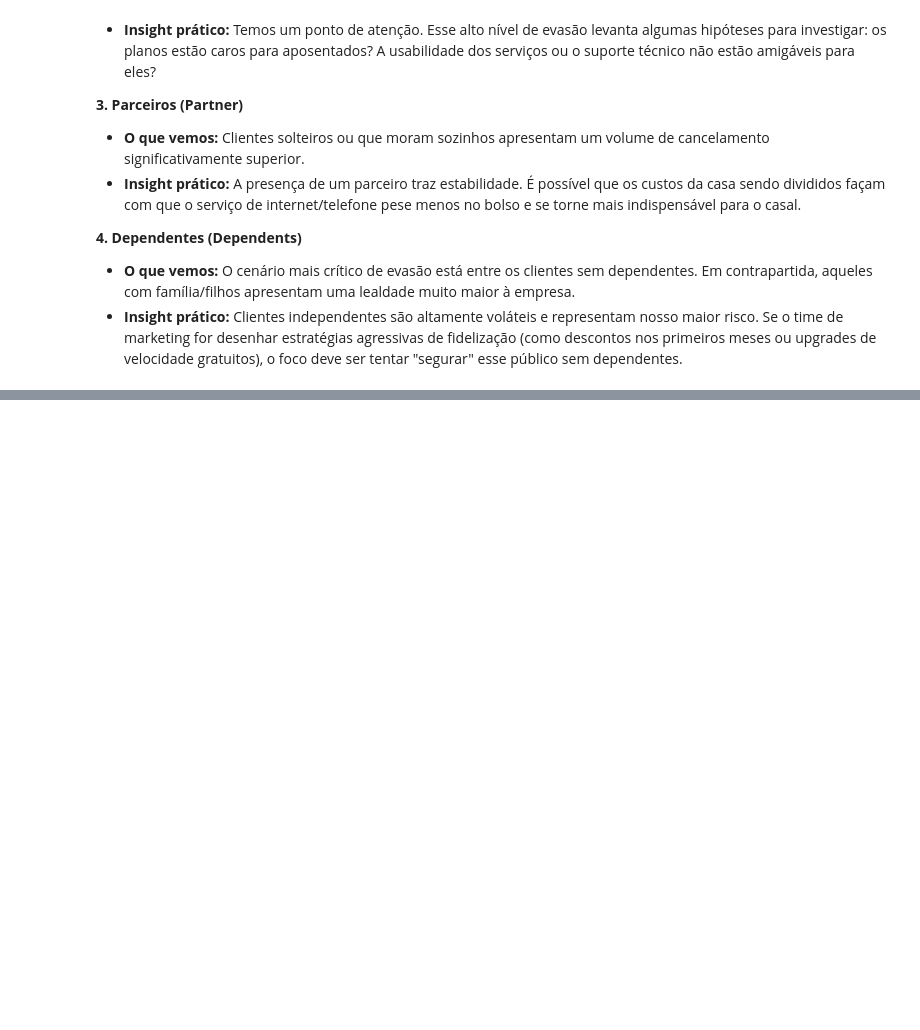
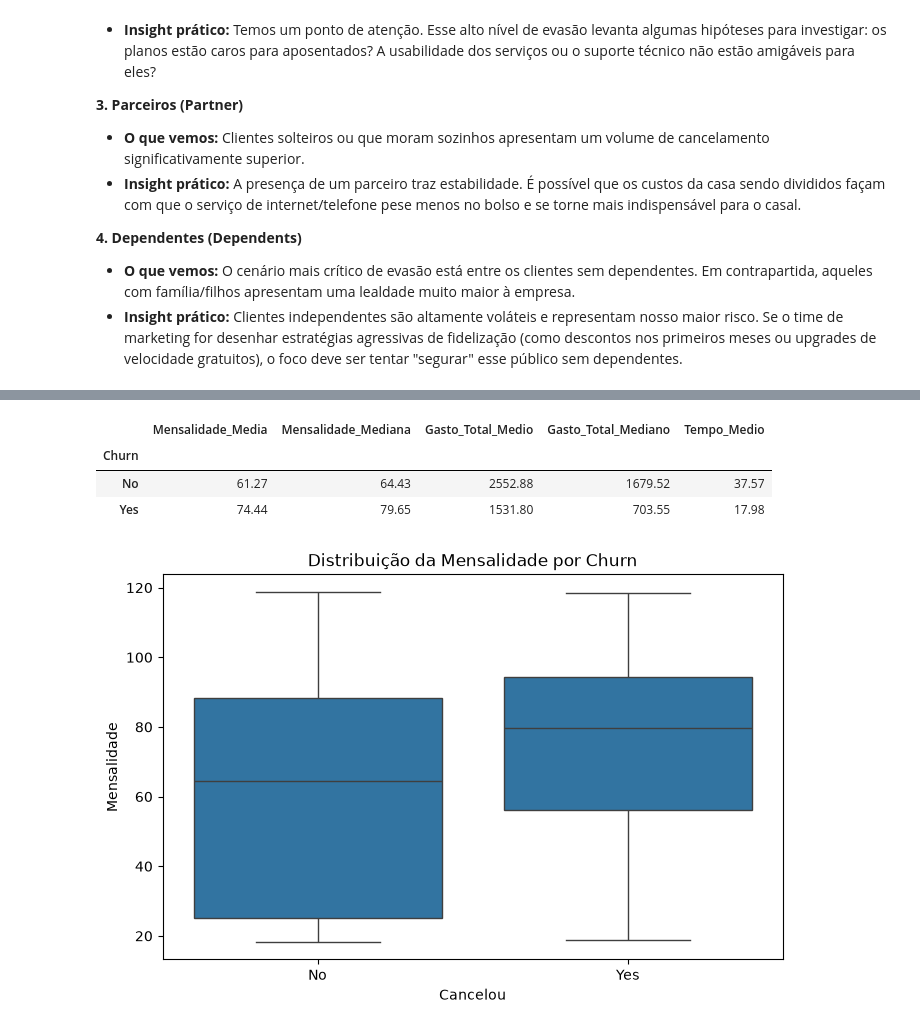
Before and after one commit to weszxl/eda_telco_customer, a Jupyter notebook: telco_customer.ipynb, the cells around one changed output, grey strips where cells are left out. Cells and saved outputs as stored; diff of their text form; code cells hidden in the pictures; blank space fills up the shorter version.

```diff
--- a/telco_customer.ipynb
+++ b/telco_customer.ipynb
@@ -672,25 +523,0 @@ Realizamos um cruzamento entre o tempo de contrato com a quantidade de serviços
-# %%
-if 'Qtd_Servicos_Seguranca' not in data.columns:
-    cols_seguranca = ['OnlineSecurity', 'OnlineBackup', 'DeviceProtection', 'TechSupport']
-    data['Qtd_Servicos_Seguranca'] = (data[cols_seguranca] == 'Yes').sum(axis=1)
-
-if 'Churn_Rate' not in data.columns:
-    data['Churn_Rate'] = data['Churn'].map({'Yes': 1, 'No': 0})
-
-bins = [0, 6, 12, 24, 48, 72]
-labels = ['Até 6 meses', '6-12 meses', '1-2 anos', '2-4 anos', '+4 anos']
-data['Faixa_Tempo'] = pd.cut(data['tenure'], bins=bins, labels=labels)
-
-plt.figure(figsize=(10, 6))
-sns.pointplot(data=data, x='Faixa_Tempo', y='Churn_Rate', hue='Qtd_Servicos_Seguranca',
-              palette='viridis', errorbar=None, markers='o')
-
-plt.title("Evolução do Risco de Cancelamento: O 'Escudo' Protege ao Longo do Tempo?", fontsize=14, fontweight='bold', pad=15)
-plt.ylabel("Taxa de Churn (%)", fontweight='bold')
-plt.xlabel("Tempo de Contrato", fontweight='bold')
-plt.ylim(0, 0.7)
-plt.legend(title='Qtd. Serviços adicionais')
-
-plt.grid(axis='y', linestyle='--', alpha=0.6)
-plt.tight_layout()
-plt.show()
@@ -746,0 +610,35 @@ A longo prazo, a diferença entre o cliente básico e o cliente "premium" desapa
+# %%
+resumo_financeiro = (
+    data.groupby('Churn')
+    .agg(
+        Mensalidade_Media=('MonthlyCharges', 'mean'),
+        Mensalidade_Mediana=('MonthlyCharges', 'median'),
+        Gasto_Total_Medio=('TotalCharges', 'mean'),
+        Gasto_Total_Mediano=('TotalCharges', 'median'),
+        Tempo_Medio=('tenure', 'mean')
+    )
+    .round(2)
+)
+
+resumo_financeiro
+# %% [output]
+|  | Mensalidade_Media | Mensalidade_Mediana | Gasto_Total_Medio | Gasto_Total_Mediano | Tempo_Medio |
+| Churn |  |  |  |  |  |
+| No | 61.27 | 64.43 | 2552.88 | 1679.52 | 37.57 |
+| Yes | 74.44 | 79.65 | 1531.80 | 703.55 | 17.98 |
+# %%
+plt.figure(figsize=(8, 5))
+
+sns.boxplot(
+    data=data,
+    x='Churn',
+    y='MonthlyCharges'
+)
+
+plt.title('Distribuição da Mensalidade por Churn')
+plt.xlabel('Cancelou')
+plt.ylabel('Mensalidade')
+
+plt.show()
+# %% [output]
+[figure, added]
```
Also changed, not shown: parts of 31 cells of this notebook.
